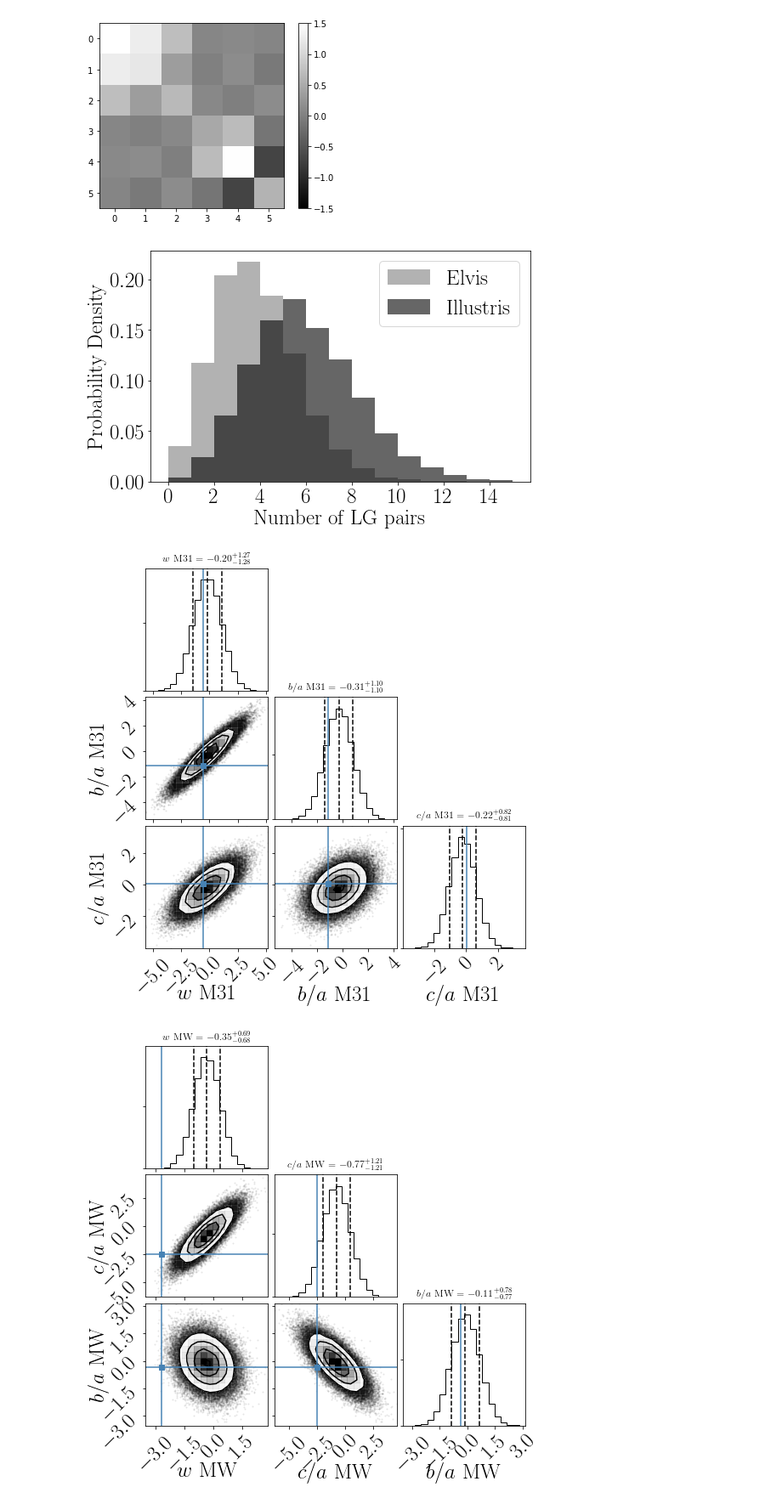
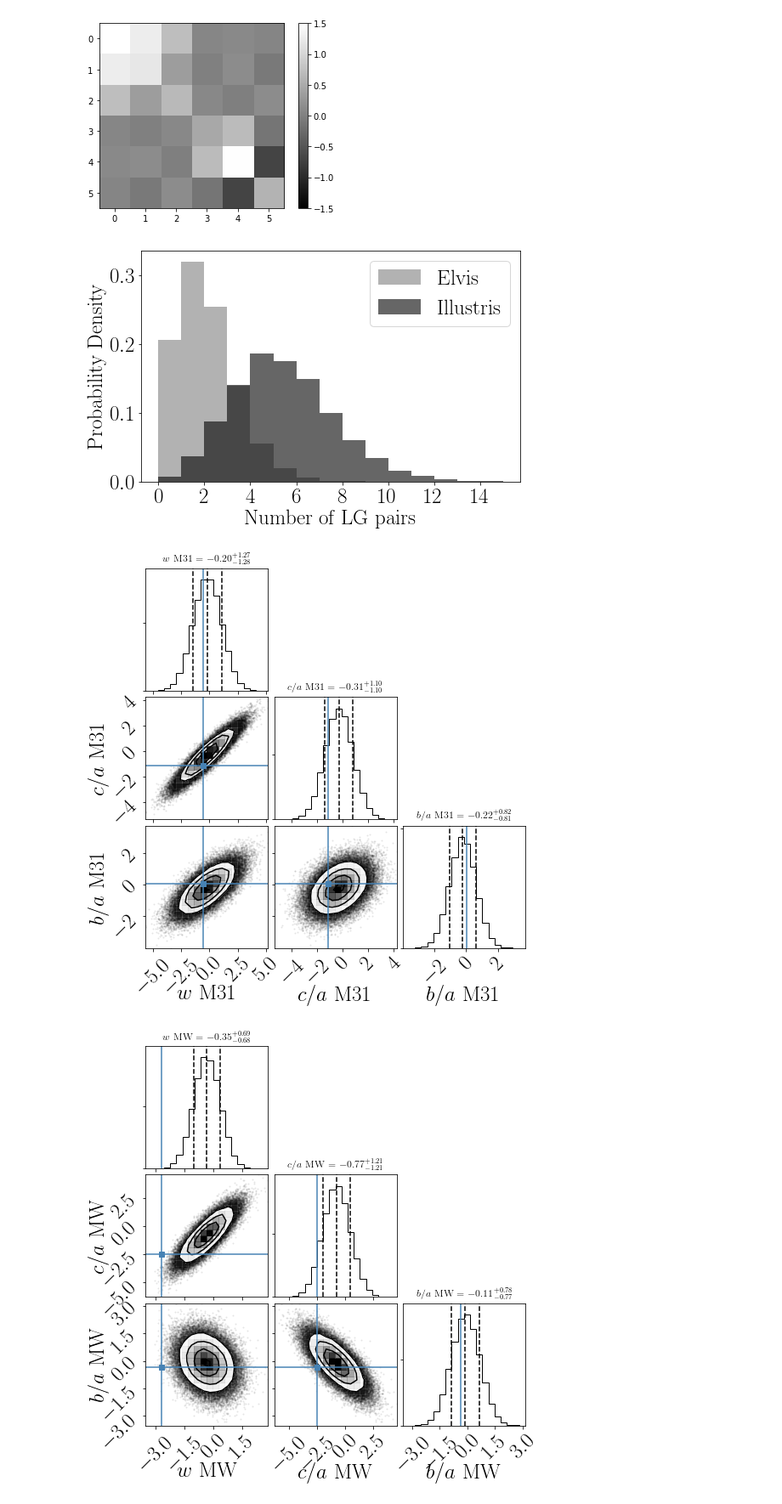
Before and after one commit to astroandes/SatelliteShapeLG, a Jupyter notebook: code/covariances.ipynb, the cells around one changed output. Shown at 85% size. Cells and saved outputs as stored; diff of their text form; code cells hidden in the pictures.

```diff
--- a/code/covariances.ipynb
+++ b/code/covariances.ipynb
@@ -168,10 +168,10 @@ def number_LG(data_mean, data_cov, n_sample=20):
     for i in range(n_try):
         data_random = np.random.multivariate_normal(data_mean, data_cov, size=n_sample)
         data_r_abs = np.abs(data_random)
-        in_peak = (data_r_abs[:,0]< 2) & (data_r_abs[:,1]<2) & (data_r_abs[:,2]<2) &\
+        in_peak = (data_r_abs[:,0]< 2.5) & (data_r_abs[:,1]<2.5) & (data_r_abs[:,2]<2.5) &\
          (data_r_abs[:,3]< 2) & (data_r_abs[:,4]<2) & (data_r_abs[:,5]<2)
-        out_peak = (data_r_abs[:,0]< 2) & (data_r_abs[:,1]<2) & (data_r_abs[:,2]<2) &\
-         (data_random[:,3]< -2) & (data_random[:,4]<-2) & (data_r_abs[:,5]<2)
+        out_peak = (data_r_abs[:,0]< 2.5) & (data_r_abs[:,1]<2.5) & (data_r_abs[:,2]<2.5) &\
+         (data_random[:,3]< -2.5) & (data_random[:,4]<-2.5) & (data_r_abs[:,5]<2.5)
         n_in=np.count_nonzero(in_peak)
         n_out=np.count_nonzero(out_peak)
         n_out_list[i] = n_out
@@ -179,37 +179,37 @@ def number_LG(data_mean, data_cov, n_sample=20):
 # %%
 plt.figure(figsize=(8,5))
 plt.rc('text', usetex=True,)
 plt.rc('font', family='serif', size=25)
 
-n_out_list = number_LG(cov_elvis['mean'], cov_elvis['covariance'], n_sample=500)
+n_out_list = number_LG(cov_elvis['mean'], cov_elvis['covariance'], n_sample=2000)
 a = plt.hist(n_out_list, bins=np.linspace(0,15,16),
              normed=True, label='Elvis', alpha=0.3, color='black')
 
-n_out_list = number_LG(cov_illustris['mean'], cov_illustris['covariance'], n_sample=500)
+n_out_list = number_LG(cov_illustris['mean'], cov_illustris['covariance'], n_sample=2000)
 a = plt.hist(n_out_list, bins=np.linspace(0,15,16),
              normed=True, label='Illustris', alpha=0.6, color='black')
 
 plt.legend()
 plt.xlabel('Number of LG pairs')
 plt.ylabel('Probability Density')
 a = plt.xticks(np.linspace(0,14,8))
 filename = "../paper/expected_numbers.pdf"
 plt.savefig(filename, bbox_inches='tight')
 # %% [output]
-[figure, old version]
+[figure, new version]
 # %%
 data_random_elvis = np.random.multivariate_normal(cov_elvis['mean'], cov_elvis['covariance'], size=100000)
 data_random_illustris = np.random.multivariate_normal(cov_illustris['mean'], cov_illustris['covariance'], size=100000)
 # %%
 figure = corner.corner(data_random_elvis[:,0:3],
                       quantiles=[0.16, 0.5, 0.84],
-                      labels=[r"$w$ M31", r"$b/a$ M31", r"$c/a$ M31"],
+                      labels=[r"$w$ M31", r"$c/a$ M31", r"$b/a$ M31"],
                       show_titles=True, title_kwargs={"fontsize": 12},
                       truths=cov_illustris['data_obs'][0:3])
 filename = "../paper/gaussian_model_elvis_M31.pdf"
 plt.savefig(filename, bbox_inches='tight')
 # %% [output]
-[figure, old version]
+[figure, new version]
 # %%
 figure = corner.corner(data_random_elvis[:,3:6],
                       quantiles=[0.16, 0.5, 0.84],
```
Also changed, not shown: 7 other files.
